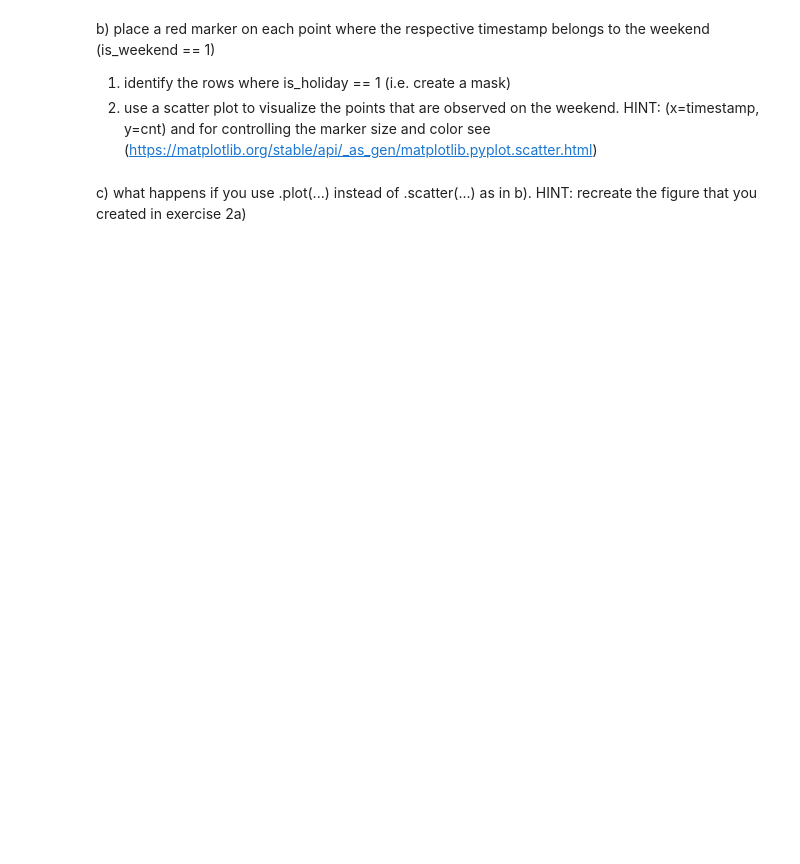
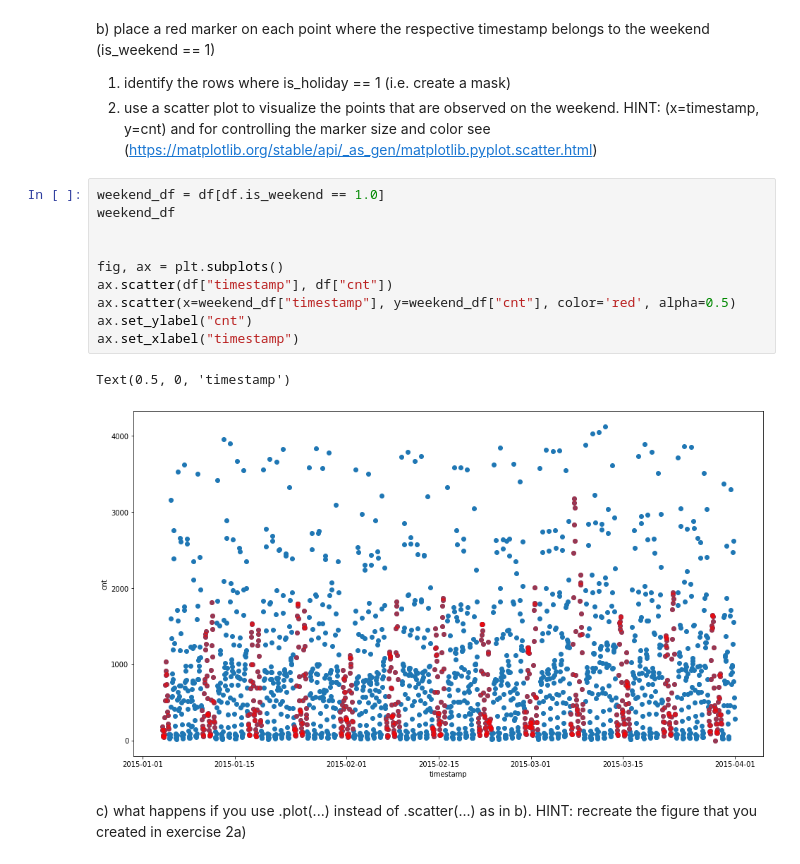
Before and after one commit to ramiejleh/ReDi_DataAnalytics_Repo, a Jupyter notebook: lesson05/exercises/exercises_visualisation.ipynb, the cells around one changed output. Drawn from its saved outputs; the diff is of its cells as text; blank space fills up the shorter version.

```diff
--- a/lesson05/exercises/exercises_visualisation.ipynb
+++ b/lesson05/exercises/exercises_visualisation.ipynb
@@ -117,5 +115,18 @@ Text(2, 4000, 'text')
 b) place a red marker on each point where the respective timestamp belongs to the weekend (is_weekend == 1)
 1. identify the rows where is_holiday == 1 (i.e. create a mask)
 2. use a scatter plot to visualize the points that are observed on the weekend. HINT: (x=timestamp, y=cnt) and for controlling the marker size and color see (https://matplotlib.org/stable/api/_as_gen/matplotlib.pyplot.scatter.html)
+# %%
+weekend_df = df[df.is_weekend == 1.0]
+weekend_df
+
+
+fig, ax = plt.subplots()
+ax.scatter(df["timestamp"], df["cnt"])
+ax.scatter(x=weekend_df["timestamp"], y=weekend_df["cnt"], color='red', alpha=0.5)
+ax.set_ylabel("cnt")
+ax.set_xlabel("timestamp")
+# %% [output]
+Text(0.5, 0, 'timestamp')
+[figure, added]
 # %% [markdown]
 c) what happens if you use .plot(...) instead of .scatter(...) as in b). HINT: recreate the figure that you created in exercise 2a)
```
Also changed, not shown: parts of 3 cells of this notebook, 4 other files.
